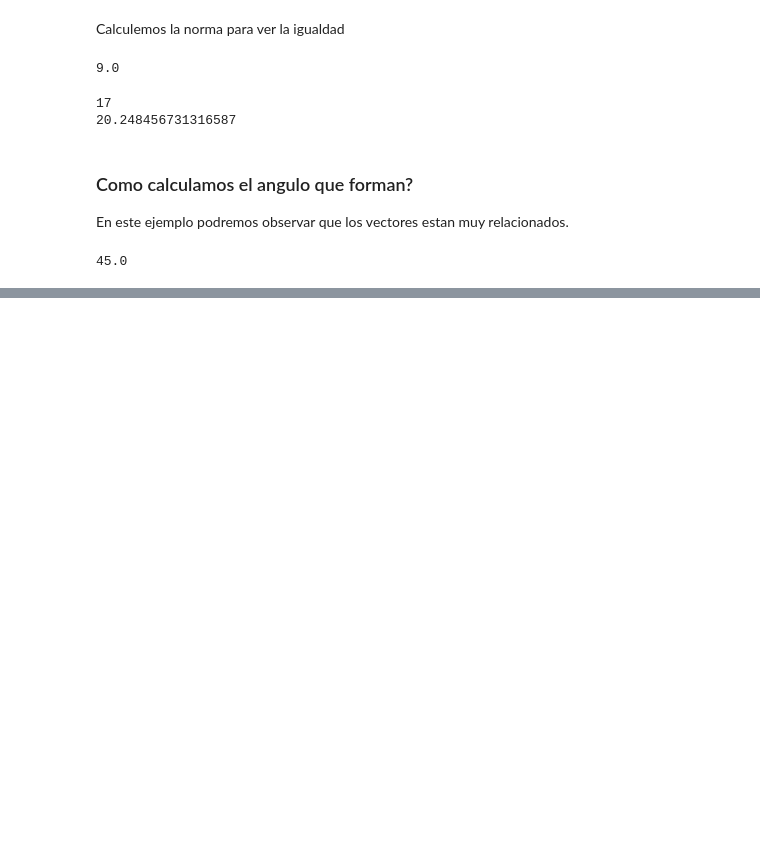
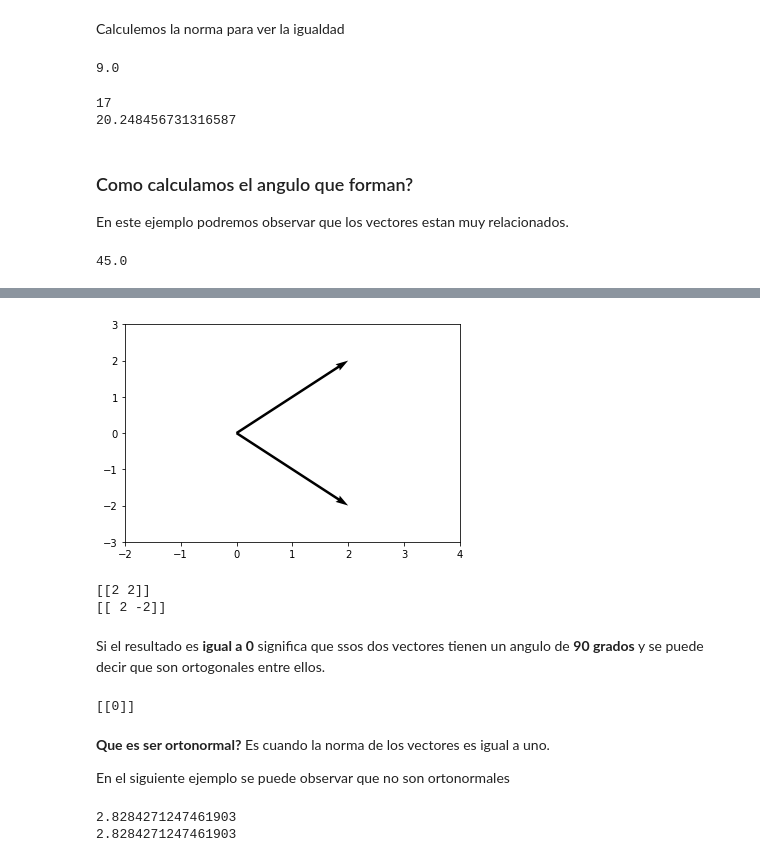
Before and after one commit to OscarABazanez/Fundamentos-de-Algebra-Lineal-con-Python, a Jupyter notebook: [2] transposicion-suma-matrices-escalares.ipynb, the cells around one changed output, grey strips where cells are left out. Cells and saved outputs as stored; diff of their text form; code cells hidden in the pictures; blank space fills up the shorter version.

Commit message:
Matriz diagonal, simetrica y vectores ortogonales

```diff
--- a/[2] transposicion-suma-matrices-escalares.ipynb
+++ b/[2] transposicion-suma-matrices-escalares.ipynb
@@ -974,0 +1113,43 @@ print(ang_gra_a) # Nos devuelve 45 lo que nos dice que hay entre v1 y v2 45 grad
+# %%
+x = np.array([0,0,2,2])
+y = np.array([0,0,2,-2])
+
+plt.quiver([x[0], y[0]],
+           [x[1], y[1]],
+           [x[2], y[2]],
+           [x[3], y[3]],
+           angles = 'xy', scale_units ='xy', scale=1
+          )
+
+plt.xlim(-2,4)
+plt.ylim(-3,3)
+
+plt.show()
+# %% [output]
+[figure, added]
+# %%
+v1 = np.array([[2,2]])
+v2 = np.array([[2,-2]])
+
+print(v1)
+print(v2)
+# %% [output]
+[[2 2]]
+[[ 2 -2]]
+# %% [markdown]
+Si el resultado es **igual a 0** significa que ssos dos vectores tienen un angulo de **90 grados** y se puede decir que son ortogonales entre ellos.
+# %%
+print(v1.dot(v2.T))
+# %% [output]
+[[0]]
+# %% [markdown]
+**Que es ser ortonormal?**
+Es cuando la norma de los vectores es igual a uno.
+
+En el siguiente ejemplo se puede observar que no son ortonormales
+# %%
+print(np.linalg.norm(v1))
+print(np.linalg.norm(v1))
+# %% [output]
+2.8284271247461903
+2.8284271247461903
```
Also changed, not shown: parts of 24 cells of this notebook.
